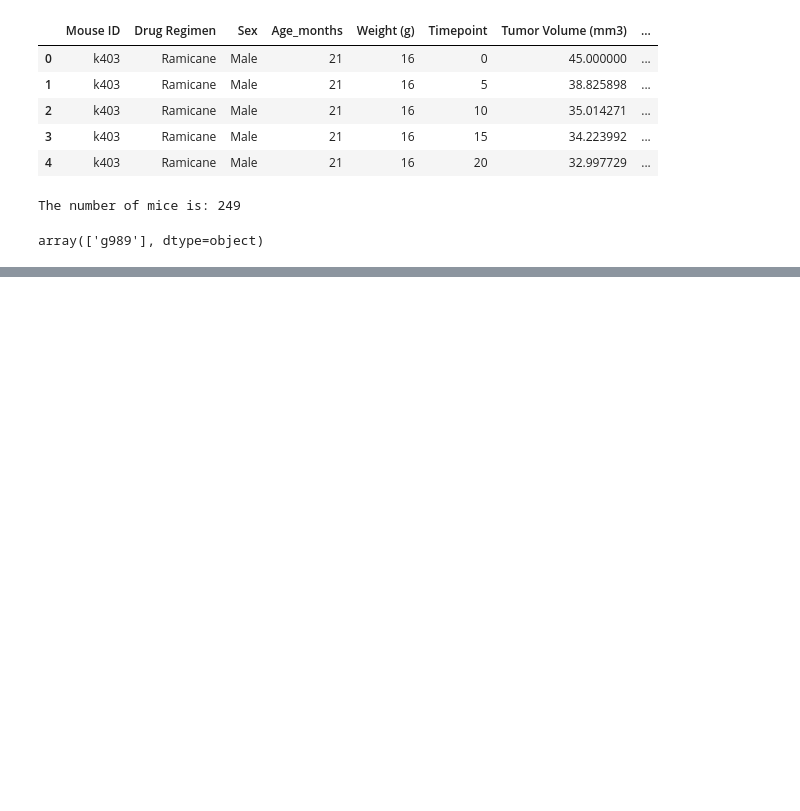
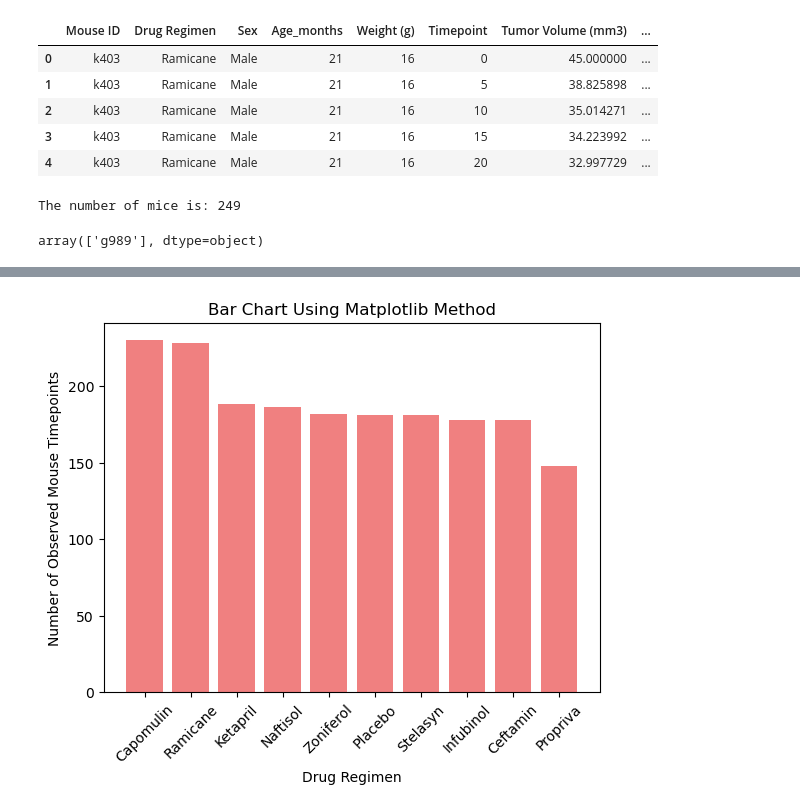
Before and after one commit to jovanecano/pymacueticals-inc---project-5, a Jupyter notebook: Starter_Code/Pymaceuticals/data/pymacueticals project file.ipynb, the cells around one changed output, grey strips where cells are left out. Drawn from its saved outputs; the diff is of its cells as text; code cells hidden in the pictures; blank space fills up the shorter version.

```diff
--- a/Starter_Code/Pymaceuticals/data/pymacueticals project file.ipynb
+++ b/Starter_Code/Pymaceuticals/data/pymacueticals project file.ipynb
@@ -120,0 +135,17 @@ summary_stats
+# %%
+#grouping by drug reg and getting counts
+regimen_counts = cleaned_mice['Drug Regimen'].value_counts()
+
+#extracting the regimen names and counts
+regimen_names = regimen_counts.index
+counts = regimen_counts.values
+
+#creating a bar chart using Matplotlib's pyplot methods
+plt.bar(regimen_names, counts, color='lightcoral')
+plt.title("Bar Chart Using Matplotlib Method")
+plt.xlabel("Drug Regimen")
+plt.ylabel("Number of Observed Mouse Timepoints")
+plt.xticks(rotation=45)
+plt.show()
+# %% [output]
+[figure, added]
```
Also changed, not shown: parts of 12 cells of this notebook.
